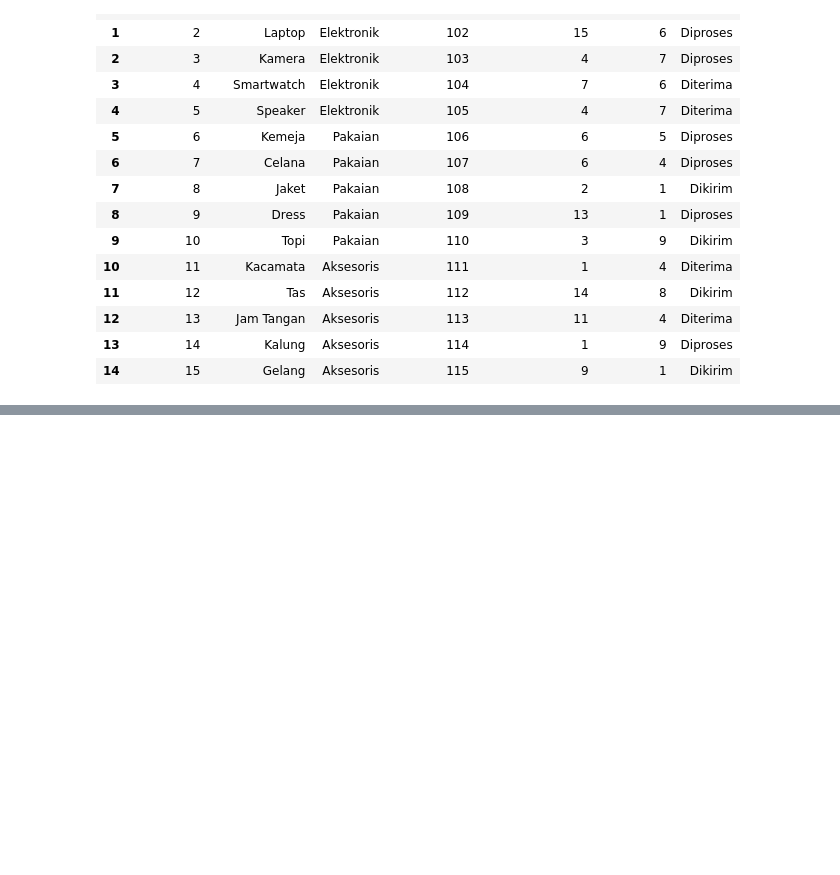
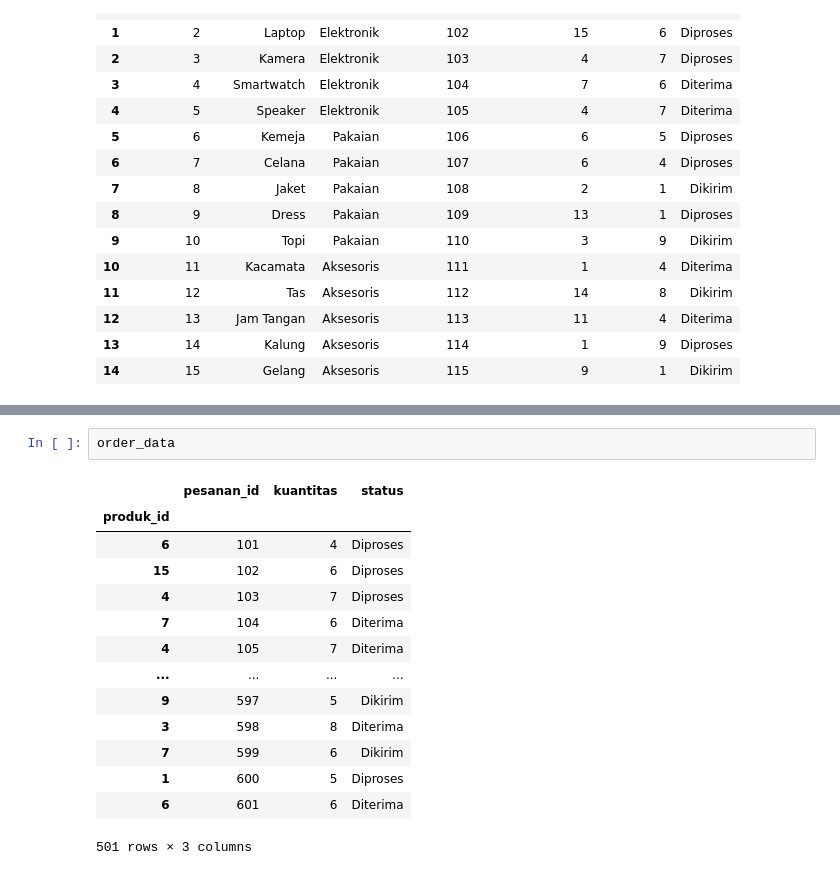
Before and after one commit to atsbitiman/python-data-analysis, a Jupyter notebook: data-manipulation/join/join.ipynb, the cells around one changed output, grey strips where cells are left out. Drawn from its saved outputs; the diff is of its cells as text; blank space fills up the shorter version.

```diff
--- a/data-manipulation/join/join.ipynb
+++ b/data-manipulation/join/join.ipynb
@@ -80,0 +118,17 @@ data_join
+# %%
+order_data
+# %% [output]
+|  | pesanan_id | kuantitas | status |
+| produk_id |  |  |  |
+| 6 | 101 | 4 | Diproses |
+| 15 | 102 | 6 | Diproses |
+| 4 | 103 | 7 | Diproses |
+| 7 | 104 | 6 | Diterima |
+| 4 | 105 | 7 | Diterima |
+| ... | ... | ... | ... |
+| 9 | 597 | 5 | Dikirim |
+| 3 | 598 | 8 | Diterima |
+| 7 | 599 | 6 | Dikirim |
+| 1 | 600 | 5 | Diproses |
+| 6 | 601 | 6 | Diterima |
+501 rows × 3 columns
```
Also changed, not shown: parts of 4 cells of this notebook, 9 other files.
